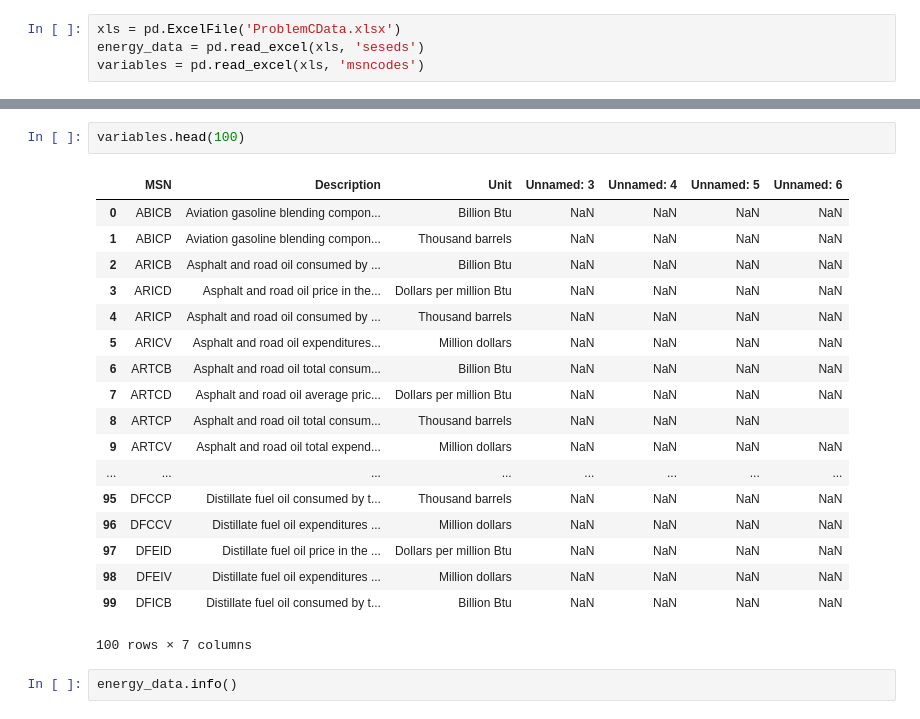
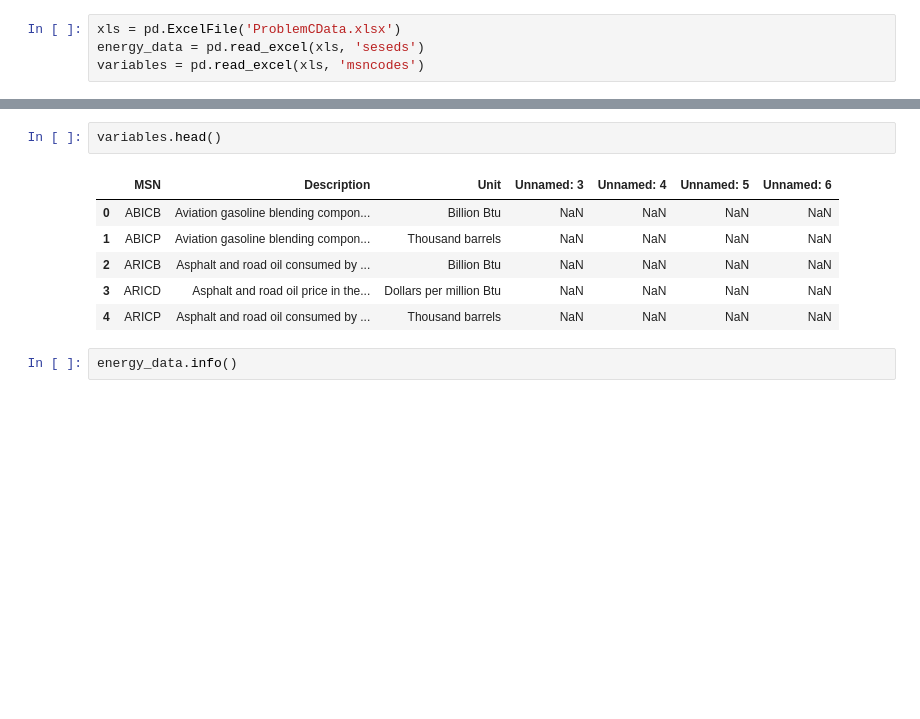
Before and after one commit to charmoniumQ/MCM-2018, a Jupyter notebook: MCM-Data-Analysis.ipynb, the cells around one changed output, grey strips where cells are left out. Cells and saved outputs as stored; diff of their text form; blank space fills up the shorter version.

```diff
--- a/MCM-Data-Analysis.ipynb
+++ b/MCM-Data-Analysis.ipynb
@@ -30,24 +18,12 @@ energy_data.head(100)
 # %%
-variables.head(100)
+variables.head()
 # %% [output]
 |  | MSN | Description | Unit | Unnamed: 3 | Unnamed: 4 | Unnamed: 5 | Unnamed: 6 |
 | 0 | ABICB | Aviation gasoline blending compon... | Billion Btu | NaN | NaN | NaN | NaN |
 | 1 | ABICP | Aviation gasoline blending compon... | Thousand barrels | NaN | NaN | NaN | NaN |
 | 2 | ARICB | Asphalt and road oil consumed by ... | Billion Btu | NaN | NaN | NaN | NaN |
 | 3 | ARICD | Asphalt and road oil price in the... | Dollars per million Btu | NaN | NaN | NaN | NaN |
 | 4 | ARICP | Asphalt and road oil consumed by ... | Thousand barrels | NaN | NaN | NaN | NaN |
-| 5 | ARICV | Asphalt and road oil expenditures... | Million dollars | NaN | NaN | NaN | NaN |
-| 6 | ARTCB | Asphalt and road oil total consum... | Billion Btu | NaN | NaN | NaN | NaN |
-| 7 | ARTCD | Asphalt and road oil average pric... | Dollars per million Btu | NaN | NaN | NaN | NaN |
-| 8 | ARTCP | Asphalt and road oil total consum... | Thousand barrels | NaN | NaN | NaN |  |
-| 9 | ARTCV | Asphalt and road oil total expend... | Million dollars | NaN | NaN | NaN | NaN |
-| ... | ... | ... | ... | ... | ... | ... | ... |
-| 95 | DFCCP | Distillate fuel oil consumed by t... | Thousand barrels | NaN | NaN | NaN | NaN |
-| 96 | DFCCV | Distillate fuel oil expenditures ... | Million dollars | NaN | NaN | NaN | NaN |
-| 97 | DFEID | Distillate fuel oil price in the ... | Dollars per million Btu | NaN | NaN | NaN | NaN |
-| 98 | DFEIV | Distillate fuel oil expenditures ... | Million dollars | NaN | NaN | NaN | NaN |
-| 99 | DFICB | Distillate fuel oil consumed by t... | Billion Btu | NaN | NaN | NaN | NaN |
-100 rows × 7 columns
 # %%
 energy_data.info()
 # %% [output]
```
Also changed, not shown: parts of 5 cells of this notebook.
